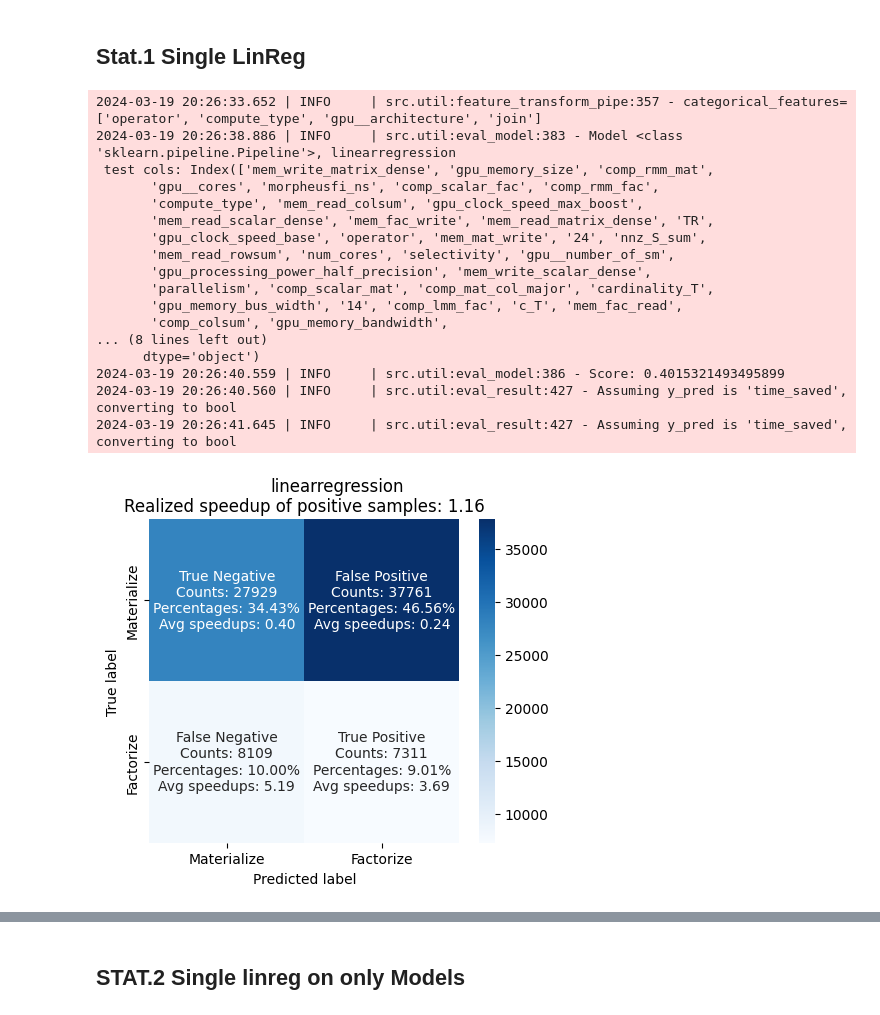
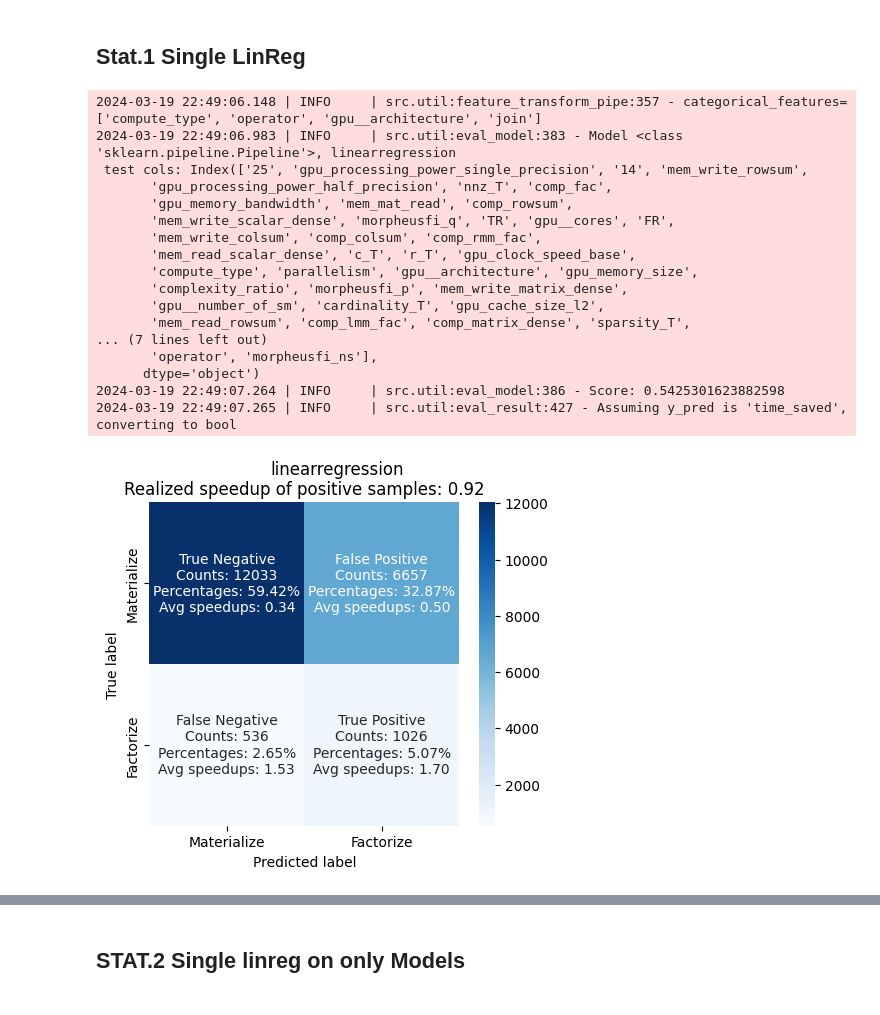
Before and after one commit to ptemarvelde/amalur-experiments, a Jupyter notebook: results/full_1/statistical.ipynb, the cells around one changed output, grey strips where cells are left out. Cells and saved outputs as stored; diff of their text form; code cells hidden in the pictures.

Commit message:
add STAT.7

```diff
--- a/results/full_1/statistical.ipynb
+++ b/results/full_1/statistical.ipynb
@@ -82,29 +82,31 @@ X_validate, y_validate = validate[indep], validate["time_saved"]
 # %%
 lin_reg_combined = train_and_score(LinearRegression(), X_train, X_test, y_train, y_test, full_dataset=test, fillna=True)
 
-y_pred = pd.Series(lin_reg_combined.predict(X_test), index=X_test.index)
-resul = eval_result(y_test, y_pred, full_dataset=test, model_name='STAT.1')
+# Test only on models
+locator = test[test.operator.isin(model_operators)].index
+y_pred = pd.Series(lin_reg_combined.predict(X_test.loc[locator]), index=X_test.loc[locator].index)
+resul = eval_result(y_test.loc[locator], y_pred > 1.2, full_dataset=test, model_name='STAT.1')
 
 estimator_results['STAT.1'] = resul[0]
 # %% [output]
-2024-03-19 20:26:33.652 | INFO     | src.util:feature_transform_pipe:357 - categorical_features=['operator', 'compute_type', 'gpu__architecture', 'join']
-2024-03-19 20:26:38.886 | INFO     | src.util:eval_model:383 - Model <class 'sklearn.pipeline.Pipeline'>, linearregression
- test cols: Index(['mem_write_matrix_dense', 'gpu_memory_size', 'comp_rmm_mat',
-       'gpu__cores', 'morpheusfi_ns', 'comp_scalar_fac', 'comp_rmm_fac',
-       'compute_type', 'mem_read_colsum', 'gpu_clock_speed_max_boost',
-       'mem_read_scalar_dense', 'mem_fac_write', 'mem_read_matrix_dense', 'TR',
-       'gpu_clock_speed_base', 'operator', 'mem_mat_write', '24', 'nnz_S_sum',
-       'mem_read_rowsum', 'num_cores', 'selectivity', 'gpu__number_of_sm',
-       'gpu_processing_power_half_precision', 'mem_write_scalar_dense',
-       'parallelism', 'comp_scalar_mat', 'comp_mat_col_major', 'cardinality_T',
-       'gpu_memory_bus_width', '14', 'comp_lmm_fac', 'c_T', 'mem_fac_read',
-       'comp_colsum', 'gpu_memory_bandwidth',
-... (8 lines left out)
+2024-03-19 22:49:06.148 | INFO     | src.util:feature_transform_pipe:357 - categorical_features=['compute_type', 'operator', 'gpu__architecture', 'join']
+2024-03-19 22:49:06.983 | INFO     | src.util:eval_model:383 - Model <class 'sklearn.pipeline.Pipeline'>, linearregression
+ test cols: Index(['25', 'gpu_processing_power_single_precision', '14', 'mem_write_rowsum',
+       'gpu_processing_power_half_precision', 'nnz_T', 'comp_fac',
+       'gpu_memory_bandwidth', 'mem_mat_read', 'comp_rowsum',
+       'mem_write_scalar_dense', 'morpheusfi_q', 'TR', 'gpu__cores', 'FR',
+       'mem_write_colsum', 'comp_colsum', 'comp_rmm_fac',
+       'mem_read_scalar_dense', 'c_T', 'r_T', 'gpu_clock_speed_base',
+       'compute_type', 'parallelism', 'gpu__architecture', 'gpu_memory_size',
+       'complexity_ratio', 'morpheusfi_p', 'mem_write_matrix_dense',
+       'gpu__number_of_sm', 'cardinality_T', 'gpu_cache_size_l2',
+       'mem_read_rowsum', 'comp_lmm_fac', 'comp_matrix_dense', 'sparsity_T',
+... (7 lines left out)
+       'operator', 'morpheusfi_ns'],
       dtype='object')
-2024-03-19 20:26:40.559 | INFO     | src.util:eval_model:386 - Score: 0.4015321493495899
-2024-03-19 20:26:40.560 | INFO     | src.util:eval_result:427 - Assuming y_pred is 'time_saved', converting to bool
-2024-03-19 20:26:41.645 | INFO     | src.util:eval_result:427 - Assuming y_pred is 'time_saved', converting to bool
+2024-03-19 22:49:07.264 | INFO     | src.util:eval_model:386 - Score: 0.5425301623882598
+2024-03-19 22:49:07.265 | INFO     | src.util:eval_result:427 - Assuming y_pred is 'time_saved', converting to bool
-[figure, old version]
+[figure, new version]
 # %%
 from src.util import eval_result
 
```
Also changed, not shown: parts of 14 cells of this notebook.
